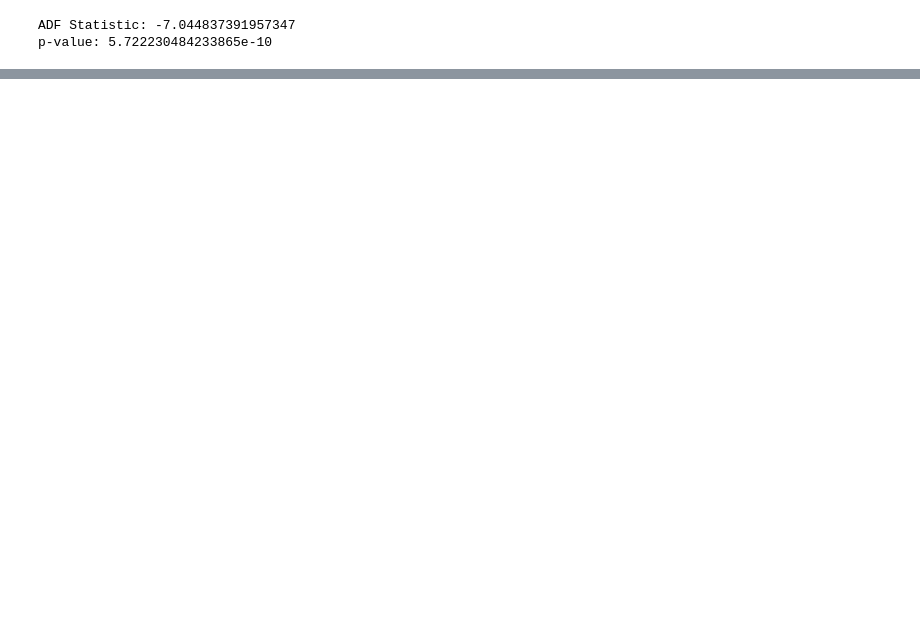
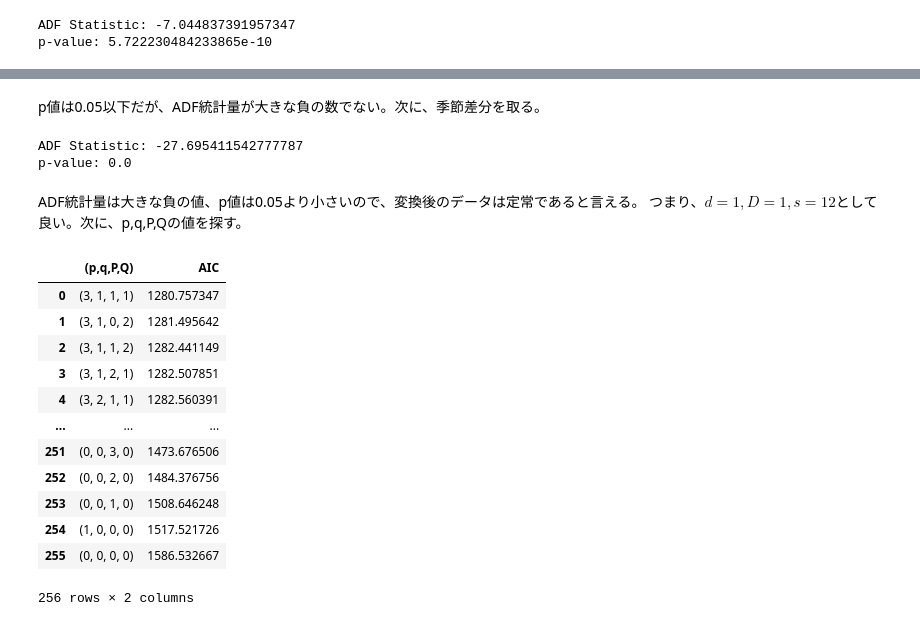
Before and after one commit to cct-blog/cct-seiya-kumada, a Jupyter notebook: sarima/src/main.ipynb, the cells around one changed output, grey strips where cells are left out. Cells and saved outputs as stored; diff of their text form; code cells hidden in the pictures; blank space fills up the shorter version.

```diff
--- a/sarima/src/main.ipynb
+++ b/sarima/src/main.ipynb
@@ -167,15 +183,29 @@ p-value: 5.722230484233865e-10
+# %% [markdown]
+p値は0.05以下だが、ADF統計量が大きな負の数でない。次に、季節差分を取る。
+# %%
+df_diff_seasonal_diff = np.diff(df_diff, n=12)
+ad_fuller_result = adfuller(df_diff_seasonal_diff)
+
+print(f'ADF Statistic: {ad_fuller_result[0]}')
+print(f'p-value: {ad_fuller_result[1]}')
+# %% [output]
+ADF Statistic: -27.695411542777787
+p-value: 0.0
+# %% [markdown]
+ADF統計量は大きな負の値、p値は0.05より小さいので、変換後のデータは定常であると言える。
+つまり、$d=1,D=1,s=12$として良い。次に、p,q,P,Qの値を探す。
 # %%
 from itertools import product
 
-ps = range(0, 13, 1)
-qs = range(0, 13, 1)
-Ps = [0]
-Qs = [0]
+ps = range(0, 4, 1)
+qs = range(0, 4, 1)
+Ps = range(0, 4, 1)
+Qs = range(0, 4, 1)
 
-d = 2
-D = 0
+d = 1
+D = 1
 s = 12
-ARIMA_order_list = list(product(ps, qs, Ps, Qs))
+SARIMA_order_list = list(product(ps, qs, Ps, Qs))
 # %%
 from typing import Union
 from statsmodels.tsa.statespace.sarimax import SARIMAX
@@ -205,7 +235,24 @@ def optimize_SARIMA(endog: Union[pd.Series, list], order_list: list, d: int, D:
 
     return result_df
 # %%
-train = data['co2'][:-12]
+# 学習データの最後の2年分をテストデータとして分割、それ以外を訓練データに。
 
-ARIMA_result_df = optimize_SARIMA(train, ARIMA_order_list, d, D, s)
-ARIMA_result_df
+OFFSET = 24 # 2年分
+train = data['co2'][:-OFFSET]
+
+SARIMA_result_df = optimize_SARIMA(train, SARIMA_order_list, d, D, s)
+SARIMA_result_df
+# %% [output]
+|  | (p,q,P,Q) | AIC |
+| 0 | (3, 1, 1, 1) | 1280.757347 |
+| 1 | (3, 1, 0, 2) | 1281.495642 |
+| 2 | (3, 1, 1, 2) | 1282.441149 |
+| 3 | (3, 1, 2, 1) | 1282.507851 |
+| 4 | (3, 2, 1, 1) | 1282.560391 |
+| ... | ... | ... |
+| 251 | (0, 0, 3, 0) | 1473.676506 |
+| 252 | (0, 0, 2, 0) | 1484.376756 |
+| 253 | (0, 0, 1, 0) | 1508.646248 |
+| 254 | (1, 0, 0, 0) | 1517.521726 |
+| 255 | (0, 0, 0, 0) | 1586.532667 |
+256 rows × 2 columns
```
Also changed, not shown: parts of 25 cells of this notebook.
